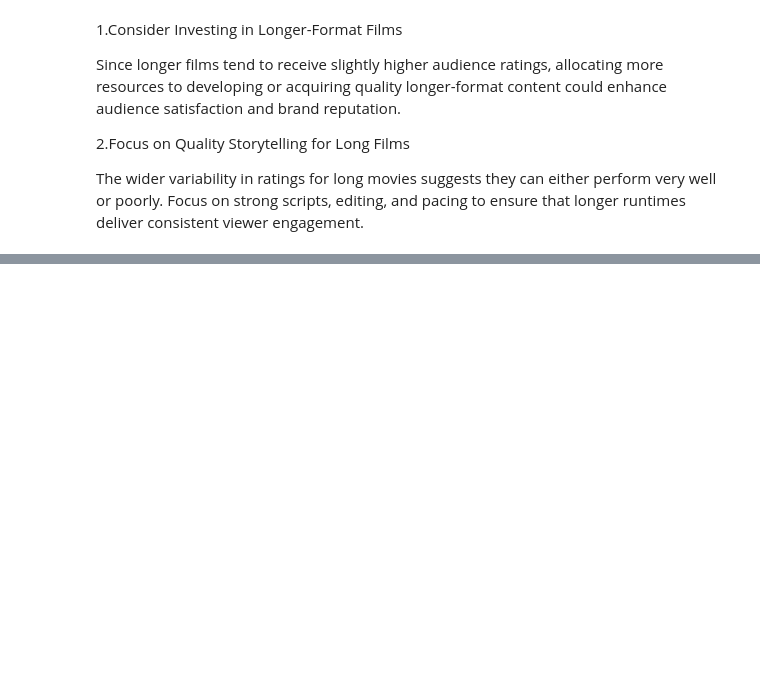
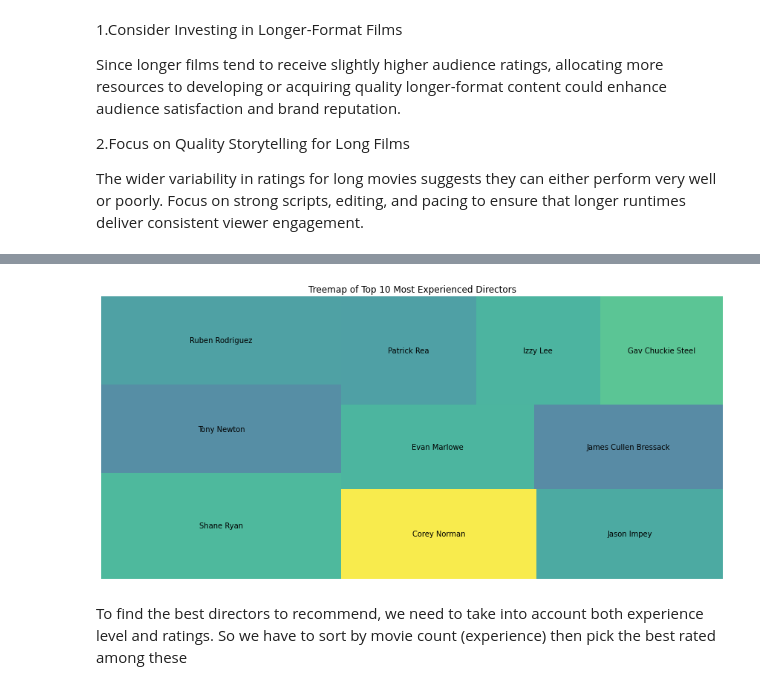
Before and after one commit to Julie97-wb/group6, a Jupyter notebook: main.ipynb, the cells around one changed output, grey strips where cells are left out. Drawn from its saved outputs; the diff is of its cells as text; code cells hidden in the pictures; blank space fills up the shorter version.

```diff
--- a/main.ipynb
+++ b/main.ipynb
@@ -667,0 +741,4 @@ The wider variability in ratings for long movies suggests they can either perfor
+# %%
+# Sort the directors by the number of movies directed to gauge their experience level
+experienced_df = directors_df.sort_values(by='Movie_Count', ascending=False).head(10)
+experienced_df
@@ -667,0 +757,13 @@ The wider variability in ratings for long movies suggests they can either perfor
+# %%
+# visualize the most experienced directors
+import squarify
+
+plt.figure(figsize=(15, 7))
+squarify.plot(sizes= experienced_df['Movie_Count'], label=experienced_df['primary_name'], alpha=.8)
+plt.axis('off')
+plt.title('Treemap of Top 10 Most Experienced Directors')
+plt.show()
+# %% [output]
+[figure, added]
+# %% [markdown]
+To find the best directors to recommend, we need to take into account both experience level and ratings. So we have to sort by movie count (experience) then pick the best rated among these
```
Also changed, not shown: parts of 18 cells of this notebook.
